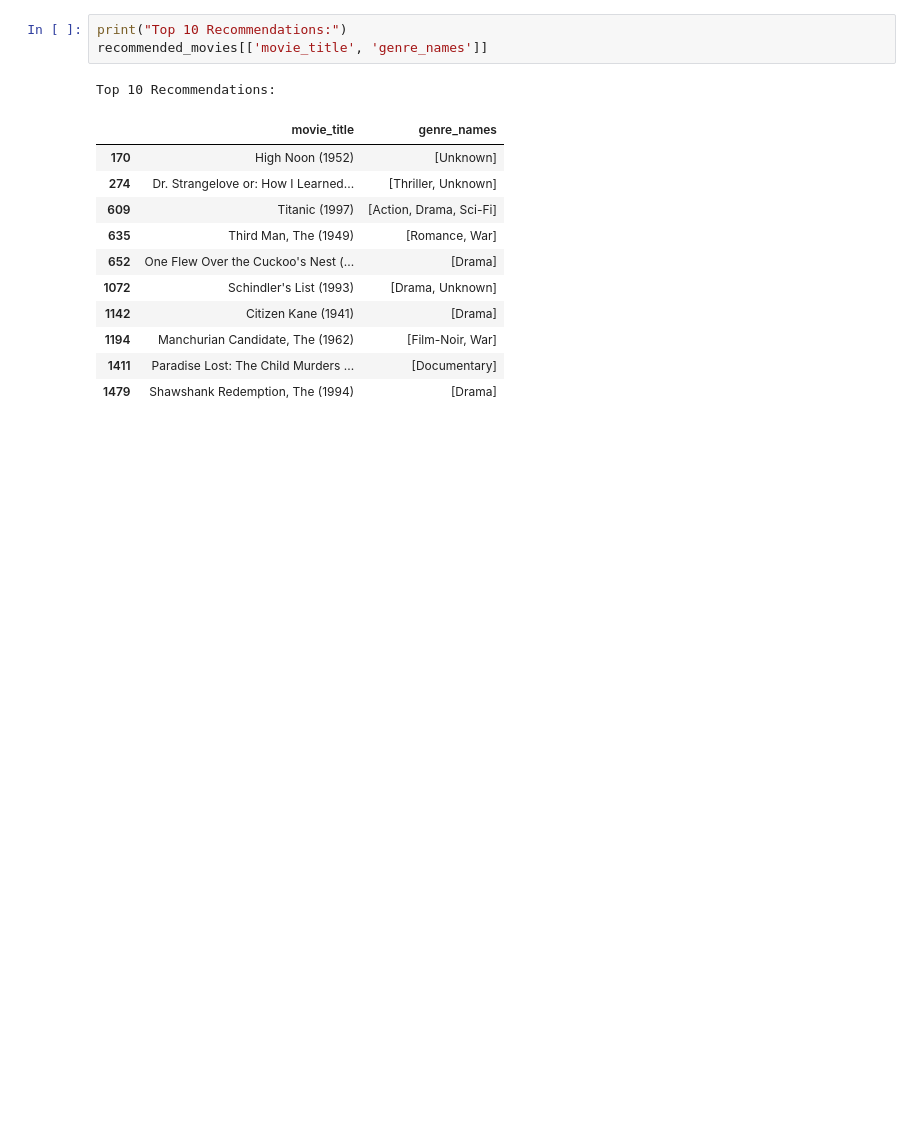
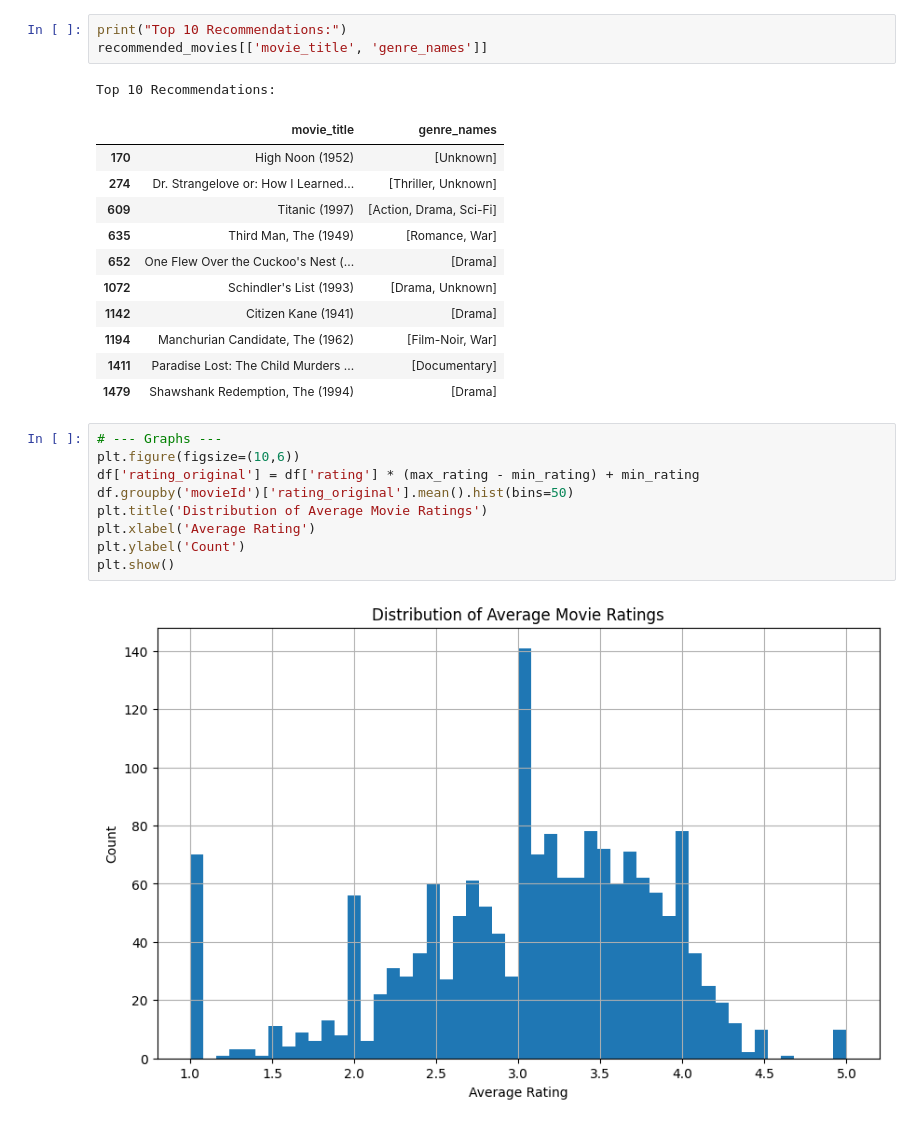
Before and after one commit to mtalha7262/TensorFlow-Based-Recommendation-System, a Jupyter notebook: movie.ipynb, the cells around one changed output. Cells and saved outputs as stored; diff of their text form; blank space fills up the shorter version.

```diff
--- a/movie.ipynb
+++ b/movie.ipynb
@@ -188,3 +188,14 @@ Top 10 Recommendations:
 | 1194 | Manchurian Candidate, The (1962) | [Film-Noir, War] |
 | 1411 | Paradise Lost: The Child Murders ... | [Documentary] |
 | 1479 | Shawshank Redemption, The (1994) | [Drama] |
+# %%
+# --- Graphs ---
+plt.figure(figsize=(10,6))
+df['rating_original'] = df['rating'] * (max_rating - min_rating) + min_rating
+df.groupby('movieId')['rating_original'].mean().hist(bins=50)
+plt.title('Distribution of Average Movie Ratings')
+plt.xlabel('Average Rating')
+plt.ylabel('Count')
+plt.show()
+# %% [output]
+[figure, added]
```
Also changed, not shown: parts of 2 cells of this notebook.
